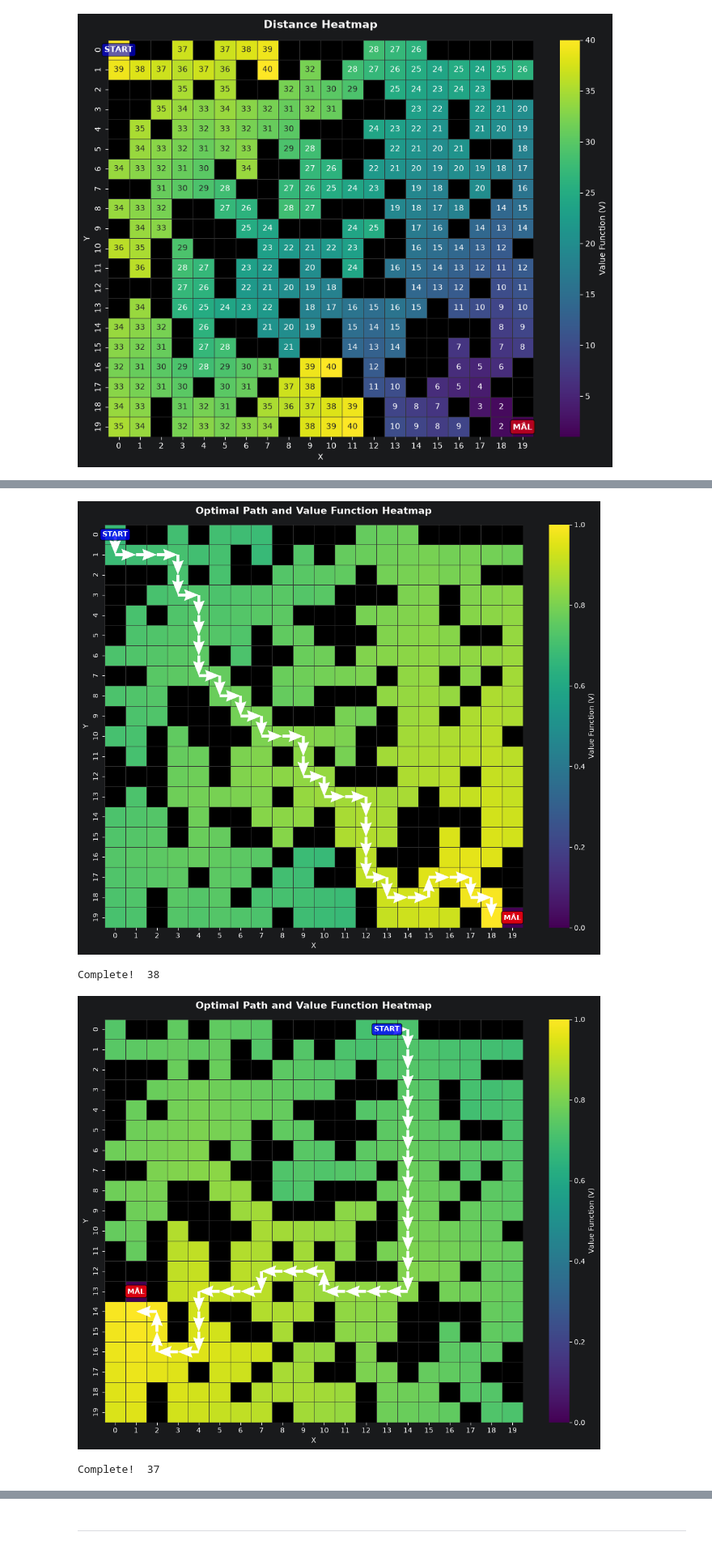
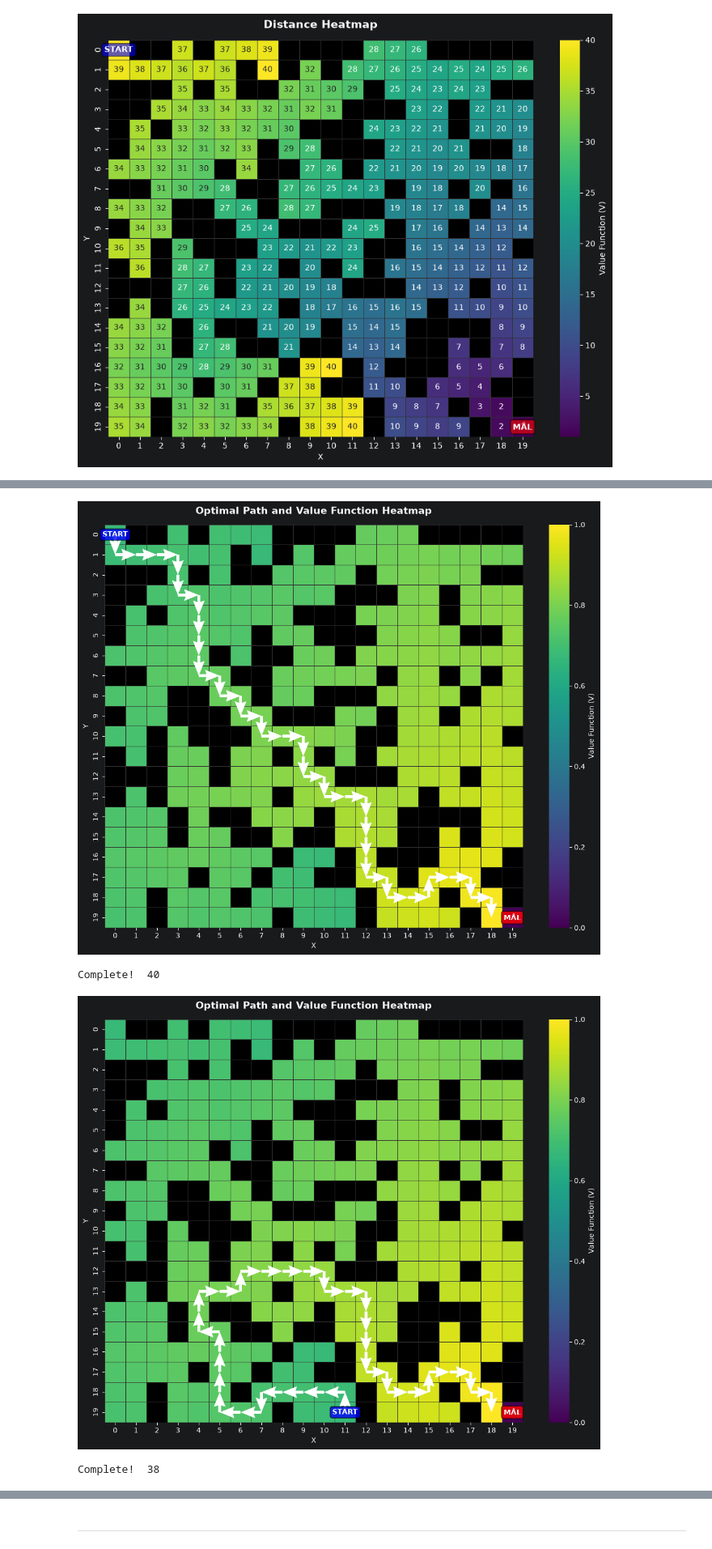
Before and after one commit to kallefrisk/Schoolwork, a Jupyter notebook: Python/ReinforcementLearning/4ma903_lab2.ipynb, the cells around one changed output, grey strips where cells are left out. Shown at 81% size. Saved outputs shown, nothing was run; the diff lists cells and outputs as text; code cells hidden in the pictures.

```diff
--- a/Python/ReinforcementLearning/4ma903_lab2.ipynb
+++ b/Python/ReinforcementLearning/4ma903_lab2.ipynb
@@ -302,7 +302,7 @@ def value_iteration(P, R, gamma, eps=1e-3, max_iter=1e4):
         error_bound = gamma / (1 - gamma) * np.max(np.abs(V_new - V))
         V = V_new
         if error_bound < eps:
-            return V, policy
+            return V, policy, k
     raise RuntimeError(f"No convergence in max_iter")
 # %%
 # Solve the taxicab operation...
@@ -310,12 +310,13 @@ def value_iteration(P, R, gamma, eps=1e-3, max_iter=1e4):
 policy = np.zeros((3, 3))
 
 print("\n--- Iterative Policy / Value Function ---")
-v_iter, iter_policy = value_iteration(P_taxi, R_taxi, gamma_taxi)
+v_iter, iter_policy, k = value_iteration(P_taxi, R_taxi, gamma_taxi)
 
 policy[np.arange(len(iter_policy)), iter_policy] = 1
 
 print(policy)
 print(v_iter)
+print(k)
 
 print("\n--- Optimal Random Policy / Value Function ---")
 optimal_random_value, optimal_random_policy = policy_iteration(P_taxi, R_taxi, gamma_taxi)
@@ -1417,13 +1419,14 @@ Complete!  40
 # %%
 policy, optimal_path = extract_policy_and_path(Values, graph, start=start, destination=dest)
 
 start_to_destination(map=graph, start=start, stop=dest, plot=True)
+start_to_destination(map=graph, start=(19, 11), stop=dest, plot=True)
 start_to_destination(map=graph, start=(0, 13), stop=(13, 1), plot=True)
 start_to_destination(map=graph, start=(6, 6), stop=(15, 16), plot=True)
 start_to_destination(map=graph, start=(11, 1), stop=(16, 10), plot=True)
 # %% [output]
 Complete!  40
 [figure]
-Complete!  38
+Complete!  40
-[figure, old version]
+[figure, new version]
-Complete!  37
+Complete!  38
```
Also changed, not shown: parts of 3 cells of this notebook, 1 other file.
